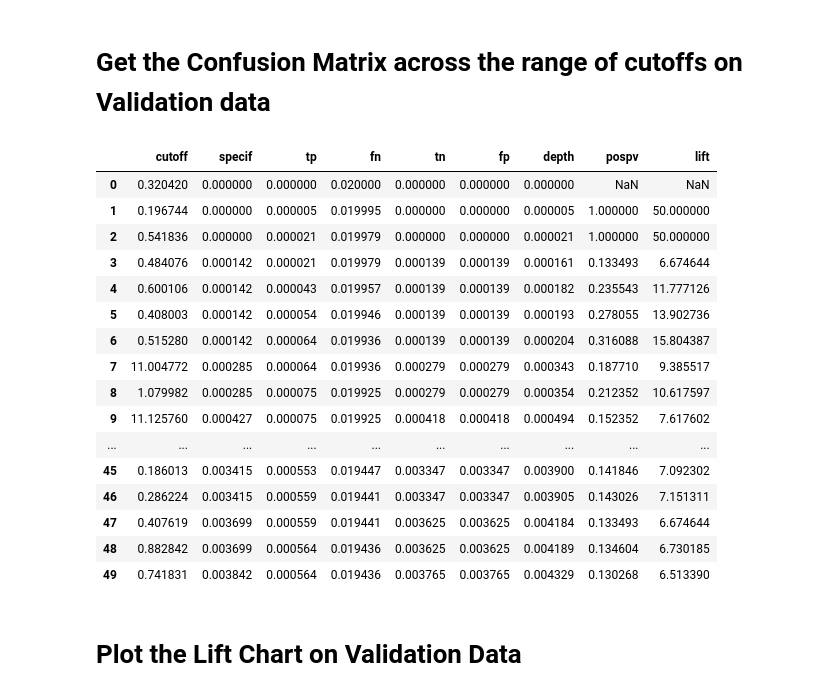
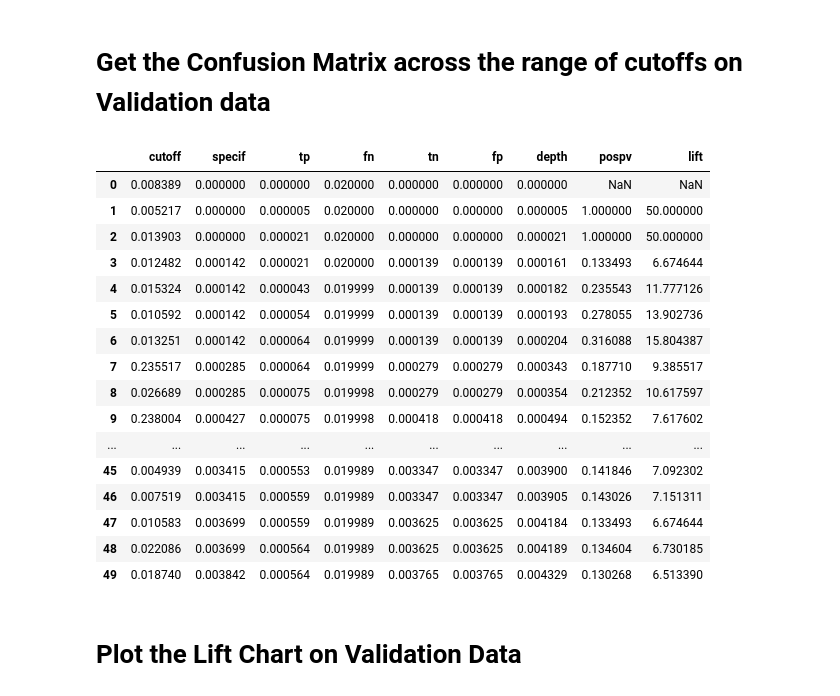
Before and after one commit to urvish-stat/Data-Science-using-SAS-and-Python, a Jupyter notebook: Codes/Python/Analytics/Measure Model Performance.ipynb, the cells around one changed output. Cells and saved outputs as stored; diff of their text form; code cells hidden in the pictures.

```diff
--- a/Codes/Python/Analytics/Measure Model Performance.ipynb
+++ b/Codes/Python/Analytics/Measure Model Performance.ipynb
@@ -105,7 +105,7 @@ p_hat
 pi1 = 0.02 # Population Proportion of events
 rho1 = 0.346361 # Sample proportion of events
 
-p_hat["_PROB_"] = (p_hat._PROB_ * (1-rho1)) * pi1 / ((1-p_hat._PROB_)*rho1*pi1) + (p_hat._PROB_)*(1-rho1)*(pi1)
+p_hat["_PROB_"] = (p_hat._PROB_ * (1-rho1)) * pi1 / ((1-p_hat._PROB_)*rho1*(1-pi1)) + (p_hat._PROB_)*(1-rho1)*(pi1)
 p_hat
 # %% [output]
 |  | _PROB_ | Observation |
@@ -150,35 +150,35 @@ AUC:  0.78
 # %%
 roc = pd.DataFrame()
 specificity = pd.Series(fpr[1])
 sensitivity = pd.Series(tpr[1])
 roc['cutoff'] = p_hat._PROB_
 roc['specif'] = specificity
 roc['tp'] = pi1*sensitivity
-roc['fn'] = pi1*(1-tp)
+roc['fn'] = pi1*(1-roc['tp'])
 roc['tn'] = (1-pi1)*roc['specif']
 roc['fp'] = (1-pi1)*(roc['specif'])
 roc['depth'] = roc['tp'] + roc['fp']
 roc['pospv'] = roc['tp'] / roc['depth']
 roc['lift'] = roc['pospv'] / pi1
 roc.head(50)
 # %% [output]
 |  | cutoff | specif | tp | fn | tn | fp | depth | pospv | lift |
-| 0 | 0.320420 | 0.000000 | 0.000000 | 0.020000 | 0.000000 | 0.000000 | 0.000000 | NaN | NaN |
-| 1 | 0.196744 | 0.000000 | 0.000005 | 0.019995 | 0.000000 | 0.000000 | 0.000005 | 1.000000 | 50.000000 |
-| 2 | 0.541836 | 0.000000 | 0.000021 | 0.019979 | 0.000000 | 0.000000 | 0.000021 | 1.000000 | 50.000000 |
-| 3 | 0.484076 | 0.000142 | 0.000021 | 0.019979 | 0.000139 | 0.000139 | 0.000161 | 0.133493 | 6.674644 |
-| 4 | 0.600106 | 0.000142 | 0.000043 | 0.019957 | 0.000139 | 0.000139 | 0.000182 | 0.235543 | 11.777126 |
-| 5 | 0.408003 | 0.000142 | 0.000054 | 0.019946 | 0.000139 | 0.000139 | 0.000193 | 0.278055 | 13.902736 |
-| 6 | 0.515280 | 0.000142 | 0.000064 | 0.019936 | 0.000139 | 0.000139 | 0.000204 | 0.316088 | 15.804387 |
-| 7 | 11.004772 | 0.000285 | 0.000064 | 0.019936 | 0.000279 | 0.000279 | 0.000343 | 0.187710 | 9.385517 |
-| 8 | 1.079982 | 0.000285 | 0.000075 | 0.019925 | 0.000279 | 0.000279 | 0.000354 | 0.212352 | 10.617597 |
-| 9 | 11.125760 | 0.000427 | 0.000075 | 0.019925 | 0.000418 | 0.000418 | 0.000494 | 0.152352 | 7.617602 |
+| 0 | 0.008389 | 0.000000 | 0.000000 | 0.020000 | 0.000000 | 0.000000 | 0.000000 | NaN | NaN |
+| 1 | 0.005217 | 0.000000 | 0.000005 | 0.020000 | 0.000000 | 0.000000 | 0.000005 | 1.000000 | 50.000000 |
+| 2 | 0.013903 | 0.000000 | 0.000021 | 0.020000 | 0.000000 | 0.000000 | 0.000021 | 1.000000 | 50.000000 |
+| 3 | 0.012482 | 0.000142 | 0.000021 | 0.020000 | 0.000139 | 0.000139 | 0.000161 | 0.133493 | 6.674644 |
+| 4 | 0.015324 | 0.000142 | 0.000043 | 0.019999 | 0.000139 | 0.000139 | 0.000182 | 0.235543 | 11.777126 |
+| 5 | 0.010592 | 0.000142 | 0.000054 | 0.019999 | 0.000139 | 0.000139 | 0.000193 | 0.278055 | 13.902736 |
+| 6 | 0.013251 | 0.000142 | 0.000064 | 0.019999 | 0.000139 | 0.000139 | 0.000204 | 0.316088 | 15.804387 |
+| 7 | 0.235517 | 0.000285 | 0.000064 | 0.019999 | 0.000279 | 0.000279 | 0.000343 | 0.187710 | 9.385517 |
+| 8 | 0.026689 | 0.000285 | 0.000075 | 0.019998 | 0.000279 | 0.000279 | 0.000354 | 0.212352 | 10.617597 |
+| 9 | 0.238004 | 0.000427 | 0.000075 | 0.019998 | 0.000418 | 0.000418 | 0.000494 | 0.152352 | 7.617602 |
 | ... | ... | ... | ... | ... | ... | ... | ... | ... | ... |
-| 45 | 0.186013 | 0.003415 | 0.000553 | 0.019447 | 0.003347 | 0.003347 | 0.003900 | 0.141846 | 7.092302 |
-| 46 | 0.286224 | 0.003415 | 0.000559 | 0.019441 | 0.003347 | 0.003347 | 0.003905 | 0.143026 | 7.151311 |
-| 47 | 0.407619 | 0.003699 | 0.000559 | 0.019441 | 0.003625 | 0.003625 | 0.004184 | 0.133493 | 6.674644 |
-| 48 | 0.882842 | 0.003699 | 0.000564 | 0.019436 | 0.003625 | 0.003625 | 0.004189 | 0.134604 | 6.730185 |
-| 49 | 0.741831 | 0.003842 | 0.000564 | 0.019436 | 0.003765 | 0.003765 | 0.004329 | 0.130268 | 6.513390 |
+| 45 | 0.004939 | 0.003415 | 0.000553 | 0.019989 | 0.003347 | 0.003347 | 0.003900 | 0.141846 | 7.092302 |
+| 46 | 0.007519 | 0.003415 | 0.000559 | 0.019989 | 0.003347 | 0.003347 | 0.003905 | 0.143026 | 7.151311 |
+| 47 | 0.010583 | 0.003699 | 0.000559 | 0.019989 | 0.003625 | 0.003625 | 0.004184 | 0.133493 | 6.674644 |
+| 48 | 0.022086 | 0.003699 | 0.000564 | 0.019989 | 0.003625 | 0.003625 | 0.004189 | 0.134604 | 6.730185 |
+| 49 | 0.018740 | 0.003842 | 0.000564 | 0.019989 | 0.003765 | 0.003765 | 0.004329 | 0.130268 | 6.513390 |
 # %% [markdown]
 # Plot the Lift Chart on Validation Data
 # %%
```
Also changed, not shown: parts of 5 cells of this notebook.
